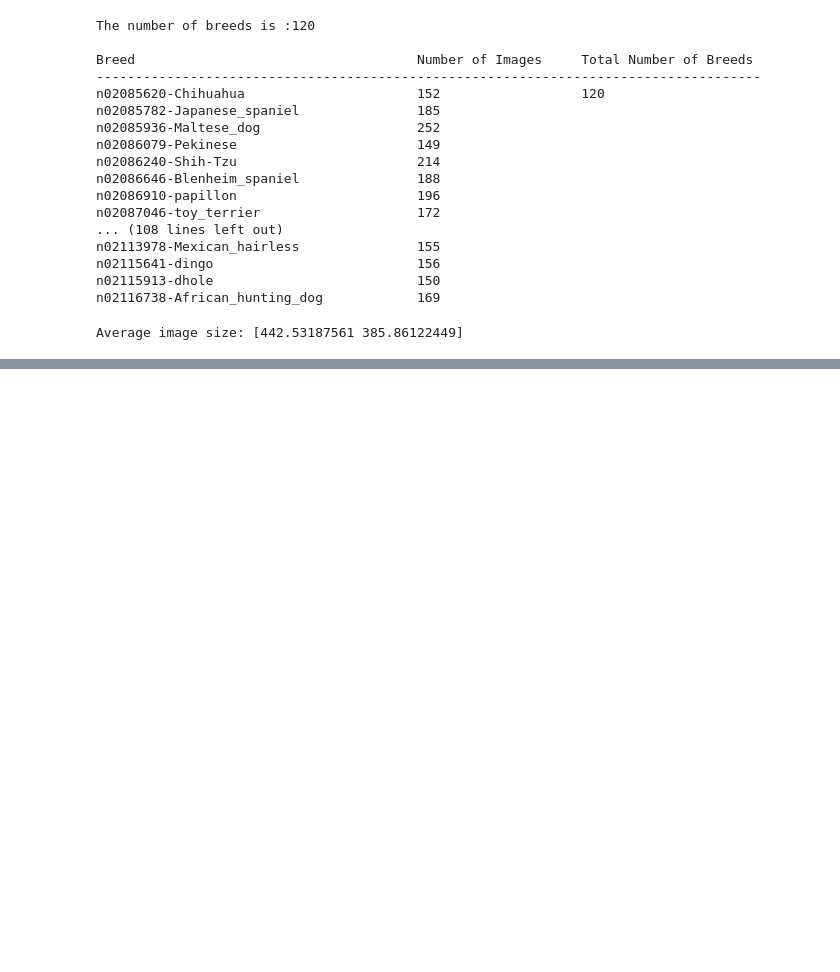
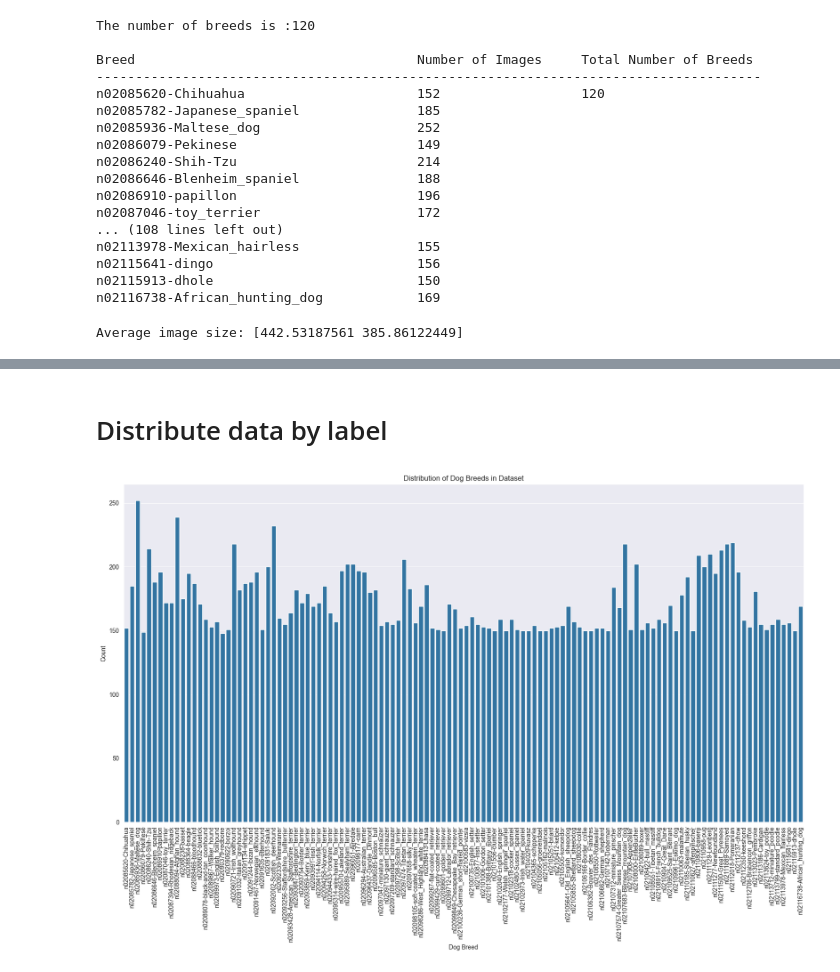
Before and after one commit to dangkhoi3107/Dog_Breeds_Classification, a Jupyter notebook: notebooks/exploration/Data_Exploration_1.ipynb, the cells around one changed output, grey strips where cells are left out. Cells and saved outputs as stored; diff of their text form; code cells hidden in the pictures; blank space fills up the shorter version.

```diff
--- a/notebooks/exploration/Data_Exploration_1.ipynb
+++ b/notebooks/exploration/Data_Exploration_1.ipynb
@@ -187,0 +237,16 @@ print(folder_path)
+# %% [markdown]
+# Distribute data by label
+# %%
+import matplotlib.pyplot as plt
+import seaborn as sns
+
+# Sử dụng dic_breed_count để vẽ biểu đồ phân phối nhãn
+plt.figure(figsize=(20,10))
+sns.barplot(x=list(dic_breed_count.keys()), y=list(dic_breed_count.values()))
+plt.xticks(rotation=90)
+plt.title('Distribution of Dog Breeds in Dataset')
+plt.xlabel('Dog Breed')
+plt.ylabel('Count')
+plt.show()
+# %% [output]
+[figure, added]
```
Also changed, not shown: parts of 17 cells of this notebook, 3 other files.
